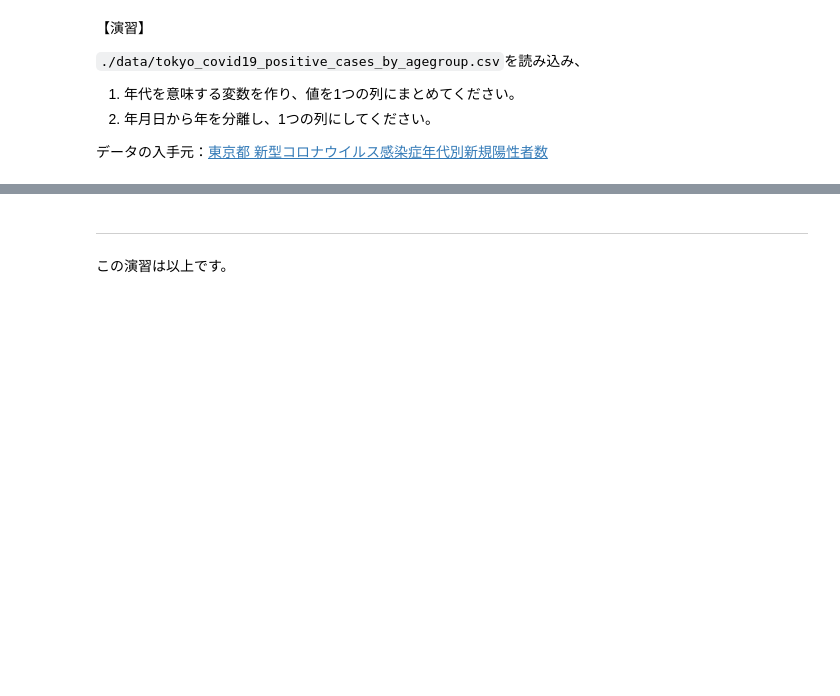
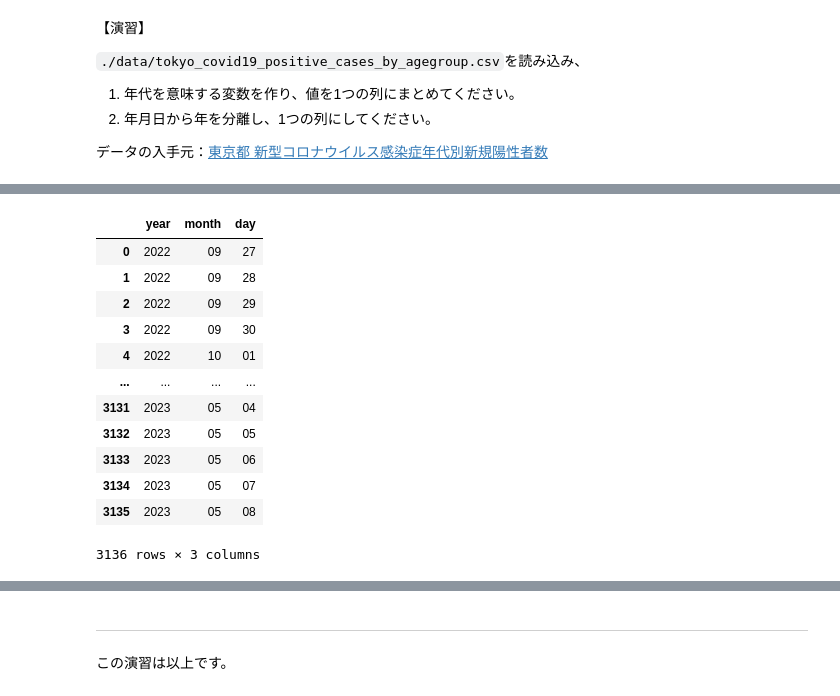
Before and after one commit to umenerineri/infovis-notebooks, a Jupyter notebook: exercise_6/tidy-data.ipynb, the cells around one changed output, grey strips where cells are left out. Drawn from its saved outputs; the diff is of its cells as text; code cells hidden in the pictures; blank space fills up the shorter version.

```diff
--- a/exercise_6/tidy-data.ipynb
+++ b/exercise_6/tidy-data.ipynb
@@ -360,0 +407,18 @@ weather_tidy.head()
+# %%
+date = df_melt["公表_年月日"].str.split("-", expand=True)
+date.columns = ["year", "month", "day"]
+date
+# %% [output]
+|  | year | month | day |
+| 0 | 2022 | 09 | 27 |
+| 1 | 2022 | 09 | 28 |
+| 2 | 2022 | 09 | 29 |
+| 3 | 2022 | 09 | 30 |
+| 4 | 2022 | 10 | 01 |
+| ... | ... | ... | ... |
+| 3131 | 2023 | 05 | 04 |
+| 3132 | 2023 | 05 | 05 |
+| 3133 | 2023 | 05 | 06 |
+| 3134 | 2023 | 05 | 07 |
+| 3135 | 2023 | 05 | 08 |
+3136 rows × 3 columns
```
Also changed, not shown: parts of 4 cells of this notebook.
